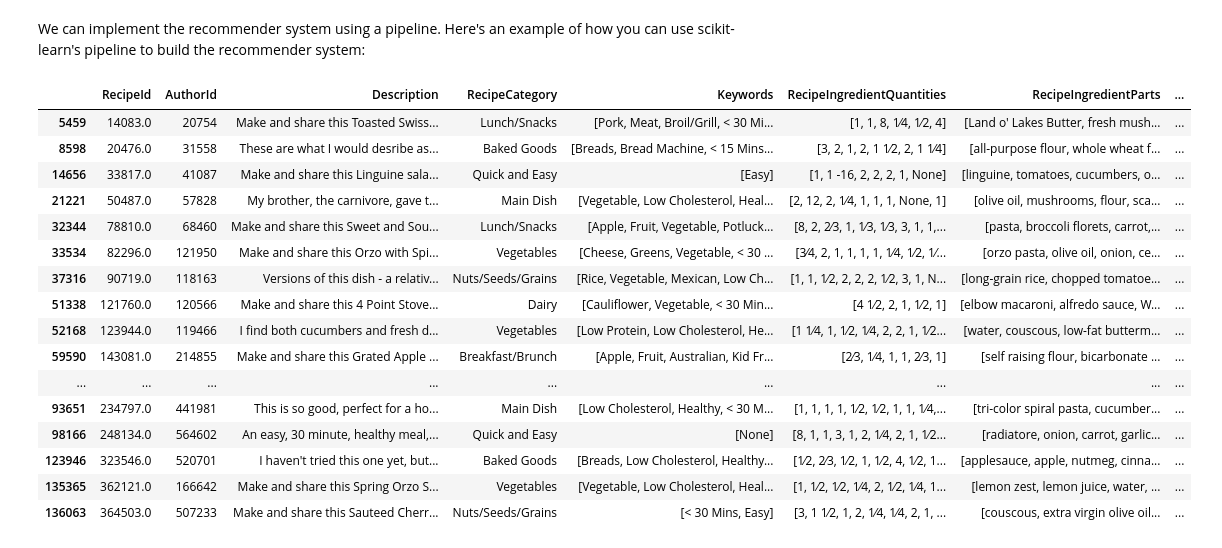
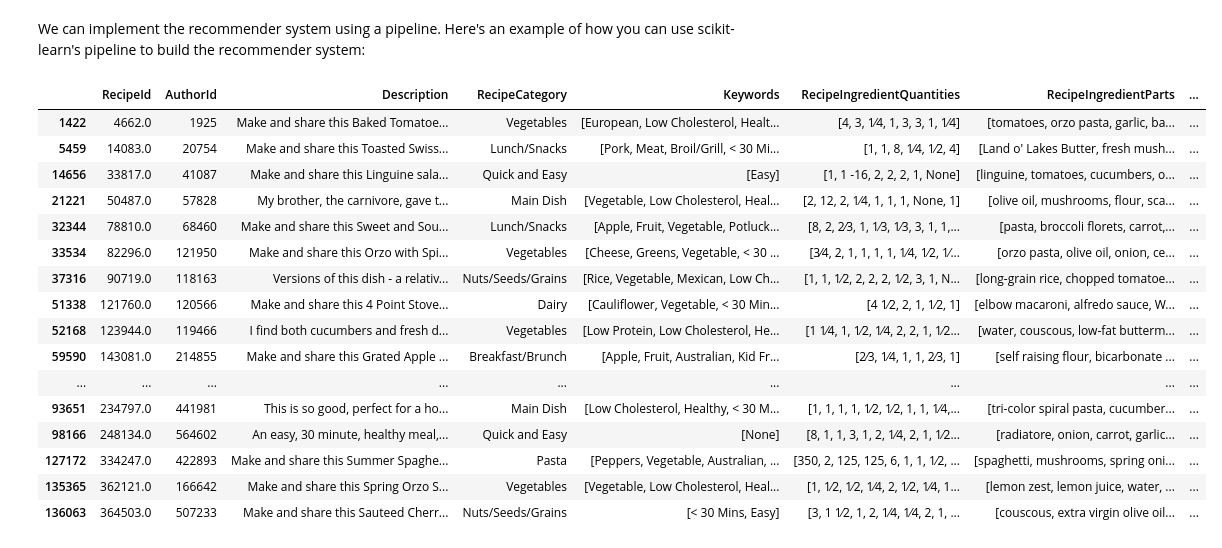
Before and after one commit to amirkiaml/DeepChef-BSTN-Capstone, a Jupyter notebook: Recipe Recommender Systems.ipynb, the cells around one changed output. Saved outputs shown, nothing was run; the diff lists cells and outputs as text; code cells hidden in the pictures.

```diff
--- a/Recipe Recommender Systems.ipynb
+++ b/Recipe Recommender Systems.ipynb
@@ -270,6 +270,8 @@ recipes_no_null.head()
 | 2 | 40.0 | 1566 | This is from one of my first Good... | Beverages | [Low Protein, Low Cholesterol, He... | [1 1⁄2, 1, None, 1 1⁄2, None, 3⁄4] | [sugar, lemons, rind of, lemon, z... | ... |
 | 3 | 41.0 | 1586 | This dish is best prepared a day ... | Vegetarian/Vegan | [Beans, Vegetable, Low Cholestero... | [12, 1, 2, 1, 10, 1, 3, 2, 2, 2, ... | [extra firm tofu, eggplant, zucch... | ... |
 | 4 | 42.0 | 1538 | Make and share this Cabbage Soup ... | Vegetables | [Low Protein, Vegan, Low Choleste... | [46, 4, 1, 2, 1] | [plain tomato juice, cabbage, oni... | ... |
+# %%
+recipes_no_null = recipes_no_null.reset_index(drop=True)
 # %% [markdown]
 ## Recommender System
 # %% [markdown]
@@ -285,37 +287,37 @@ df = recipes_no_null.copy()
 # Select the columns used for similarity calculation
 selected_columns = ['Calories', 'FatContent', 'SaturatedFatContent', 'CholesterolContent',
                     'SodiumContent', 'CarbohydrateContent', 'FiberContent', 'SugarContent',
                     'ProteinContent', 'CorrectAggregatedRating']
 
 # Define the pipeline
 pipeline = Pipeline([
     ('scaler', StandardScaler()),  # Step 1: Scale the selected features
-    ('knn', NearestNeighbors(metric='cosine'))  # Step 2: Apply the KNN model with cosine similarity metric
+    ('knn', NearestNeighbors(metric='euclidean'))  # Step 2: Apply the KNN model with cosine similarity metric
 ])
 
 # Fit the pipeline
 scaled_features = pipeline['scaler'].fit_transform(df[selected_columns].values)
 pipeline['knn'].fit(scaled_features)
 
 # Function to get similar recipes
 def get_similar_recipes(recipe_id, top_n=20):
     recipe_index = df[df['RecipeId'] == recipe_id].index[0]
     recipe_features = df.loc[recipe_index, selected_columns].values.reshape(1, -1)
     recipe_features_scaled = pipeline['scaler'].transform(recipe_features)
     _, top_indices = pipeline['knn'].kneighbors(recipe_features_scaled, n_neighbors=top_n+1)
     top_indices = top_indices.flatten()[1:]
     top_recipe_ids = df.loc[top_indices, 'RecipeId'].values
     top_recipes = df[df['RecipeId'].isin(top_recipe_ids)]
     return top_recipes
 
 # Example usage:
 recipe_id = 4662  # Replace with the actual RecipeId you want recommendations for
 top_similar_recipes = get_similar_recipes(recipe_id, top_n=20)
-top_similar_recipes
+pd.concat([df[df['RecipeId'] == recipe_id],get_similar_recipes(recipe_id, top_n=20)])
 # %% [output]
 |  | RecipeId | AuthorId | Description | RecipeCategory | Keywords | RecipeIngredientQuantities | RecipeIngredientParts | ... |
+| 1422 | 4662.0 | 1925 | Make and share this Baked Tomatoe... | Vegetables | [European, Low Cholesterol, Healt... | [4, 3, 1⁄4, 1, 3, 3, 1, 1⁄4] | [tomatoes, orzo pasta, garlic, ba... | ... |
 | 5459 | 14083.0 | 20754 | Make and share this Toasted Swiss... | Lunch/Snacks | [Pork, Meat, Broil/Grill, < 30 Mi... | [1, 1, 8, 1⁄4, 1⁄2, 4] | [Land o' Lakes Butter, fresh mush... | ... |
-| 8598 | 20476.0 | 31558 | These are what I would desribe as... | Baked Goods | [Breads, Bread Machine, < 15 Mins... | [3, 2, 1, 2, 1 1⁄2, 2, 1 1⁄4] | [all-purpose flour, whole wheat f... | ... |
 | 14656 | 33817.0 | 41087 | Make and share this Linguine sala... | Quick and Easy | [Easy] | [1, 1 -16, 2, 2, 2, 1, None] | [linguine, tomatoes, cucumbers, o... | ... |
 | 21221 | 50487.0 | 57828 | My brother, the carnivore, gave t... | Main Dish | [Vegetable, Low Cholesterol, Heal... | [2, 12, 2, 1⁄4, 1, 1, 1, None, 1] | [olive oil, mushrooms, flour, sca... | ... |
 | 32344 | 78810.0 | 68460 | Make and share this Sweet and Sou... | Lunch/Snacks | [Apple, Fruit, Vegetable, Potluck... | [8, 2, 2⁄3, 1, 1⁄3, 1⁄3, 3, 1, 1,... | [pasta, broccoli florets, carrot,... | ... |
@@ -327,6 +329,6 @@ top_similar_recipes
 | ... | ... | ... | ... | ... | ... | ... | ... | ... |
 | 93651 | 234797.0 | 441981 | This is so good, perfect for a ho... | Main Dish | [Low Cholesterol, Healthy, < 30 M... | [1, 1, 1, 1, 1⁄2, 1⁄2, 1, 1, 1⁄4,... | [tri-color spiral pasta, cucumber... | ... |
 | 98166 | 248134.0 | 564602 | An easy, 30 minute, healthy meal,... | Quick and Easy | [None] | [8, 1, 1, 3, 1, 2, 1⁄4, 2, 1, 1⁄2... | [radiatore, onion, carrot, garlic... | ... |
-| 123946 | 323546.0 | 520701 | I haven't tried this one yet, but... | Baked Goods | [Breads, Low Cholesterol, Healthy... | [1⁄2, 2⁄3, 1⁄2, 1, 1⁄2, 4, 1⁄2, 1... | [applesauce, apple, nutmeg, cinna... | ... |
+| 127172 | 334247.0 | 422893 | Make and share this Summer Spaghe... | Pasta | [Peppers, Vegetable, Australian, ... | [350, 2, 125, 125, 6, 1, 1, 1⁄2, ... | [spaghetti, mushrooms, spring oni... | ... |
 | 135365 | 362121.0 | 166642 | Make and share this Spring Orzo S... | Vegetables | [Vegetable, Low Cholesterol, Heal... | [1, 1⁄2, 1⁄2, 1⁄4, 2, 1⁄2, 1⁄4, 1... | [lemon zest, lemon juice, water, ... | ... |
 | 136063 | 364503.0 | 507233 | Make and share this Sauteed Cherr... | Nuts/Seeds/Grains | [< 30 Mins, Easy] | [3, 1 1⁄2, 1, 2, 1⁄4, 1⁄4, 2, 1, ... | [couscous, extra virgin olive oil... | ... |
```
